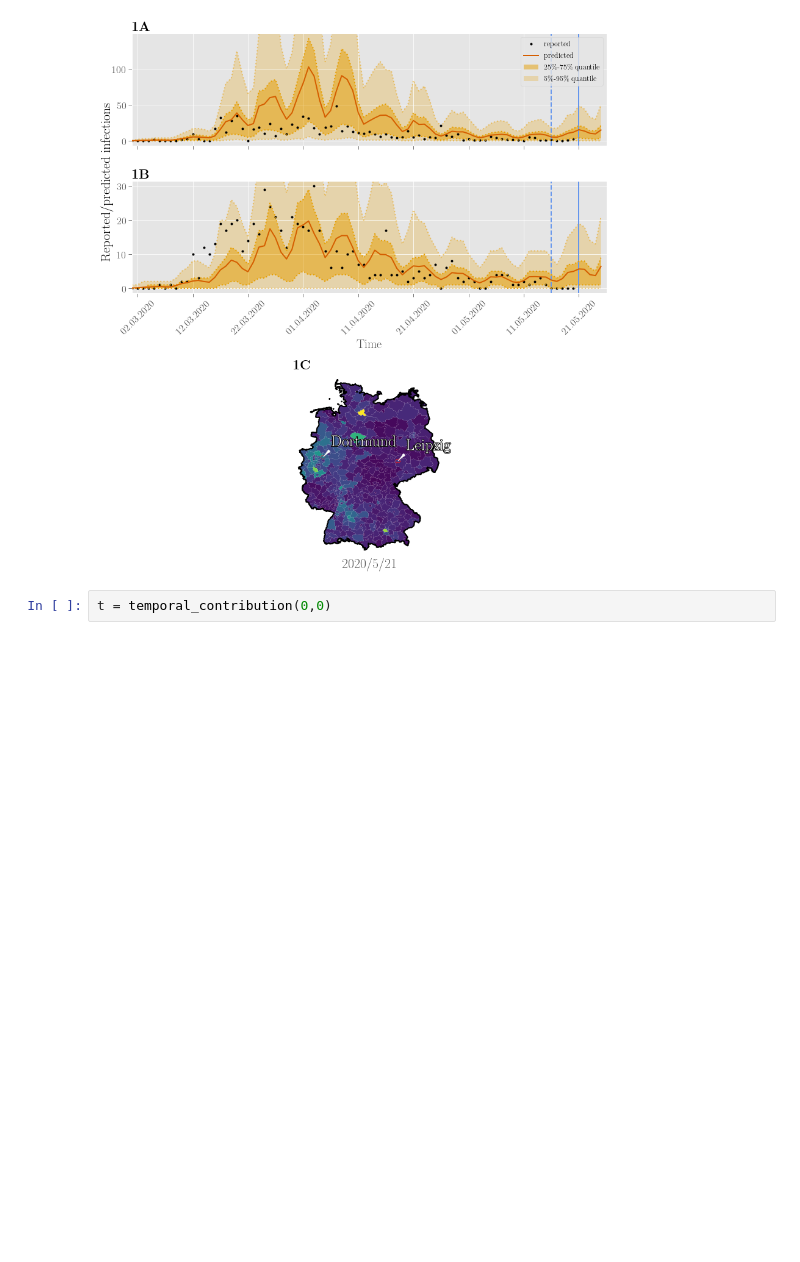
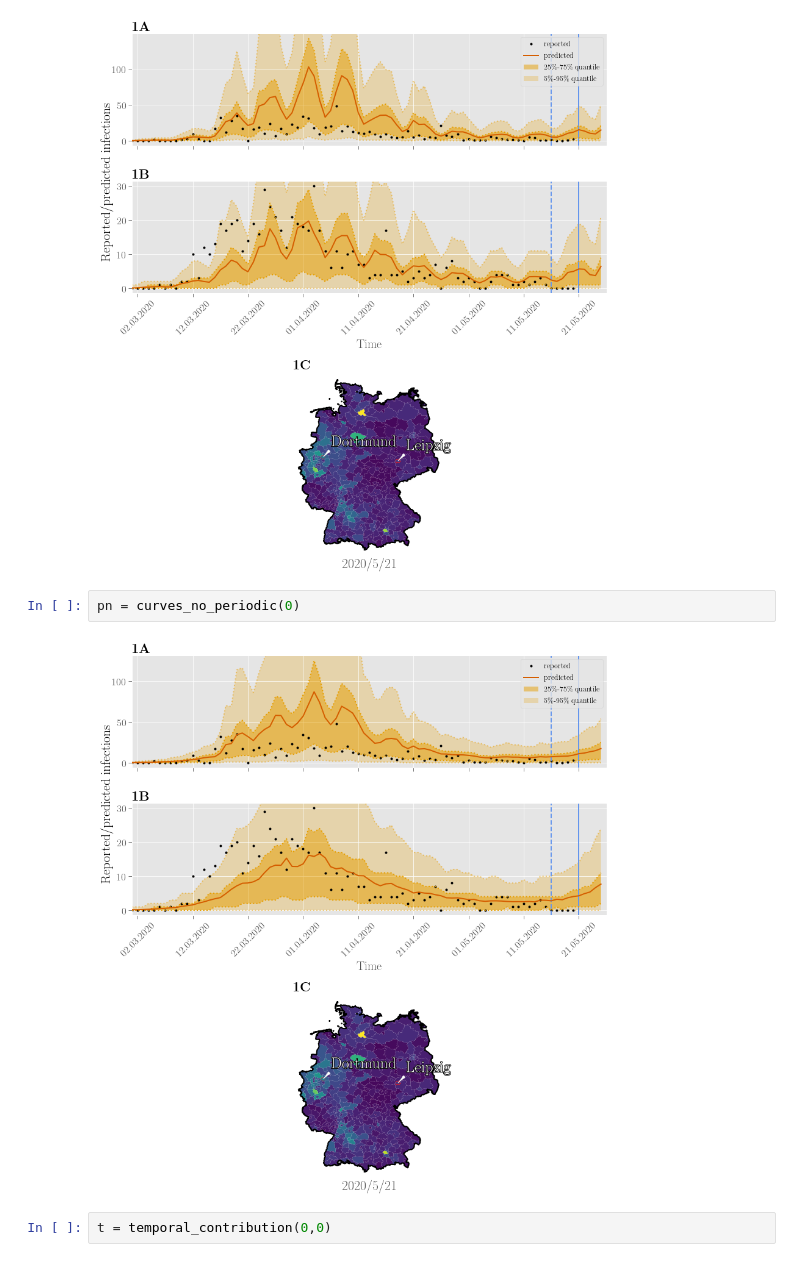
Before and after one commit to neuroinfo-os/BSTIM-Covid19, a Jupyter notebook: notebooks/visualization2.ipynb, the cells around one changed output. Drawn from its saved outputs; the diff is of its cells as text; blank space fills up the shorter version.

Commit message:
add no periodic plot#2

```diff
--- a/notebooks/visualization2.ipynb
+++ b/notebooks/visualization2.ipynb
@@ -23,6 +24,10 @@ To register the converters:
         >>> register_matplotlib_converters()
   warnings.warn(msg, FutureWarning)
 [figure]
+# %%
+pn = curves_no_periodic(0)
+# %% [output]
+[figure, added]
 # %%
 t = temporal_contribution(0,0)
 # %% [output]
```
Also changed, not shown: parts of 2 cells of this notebook.
